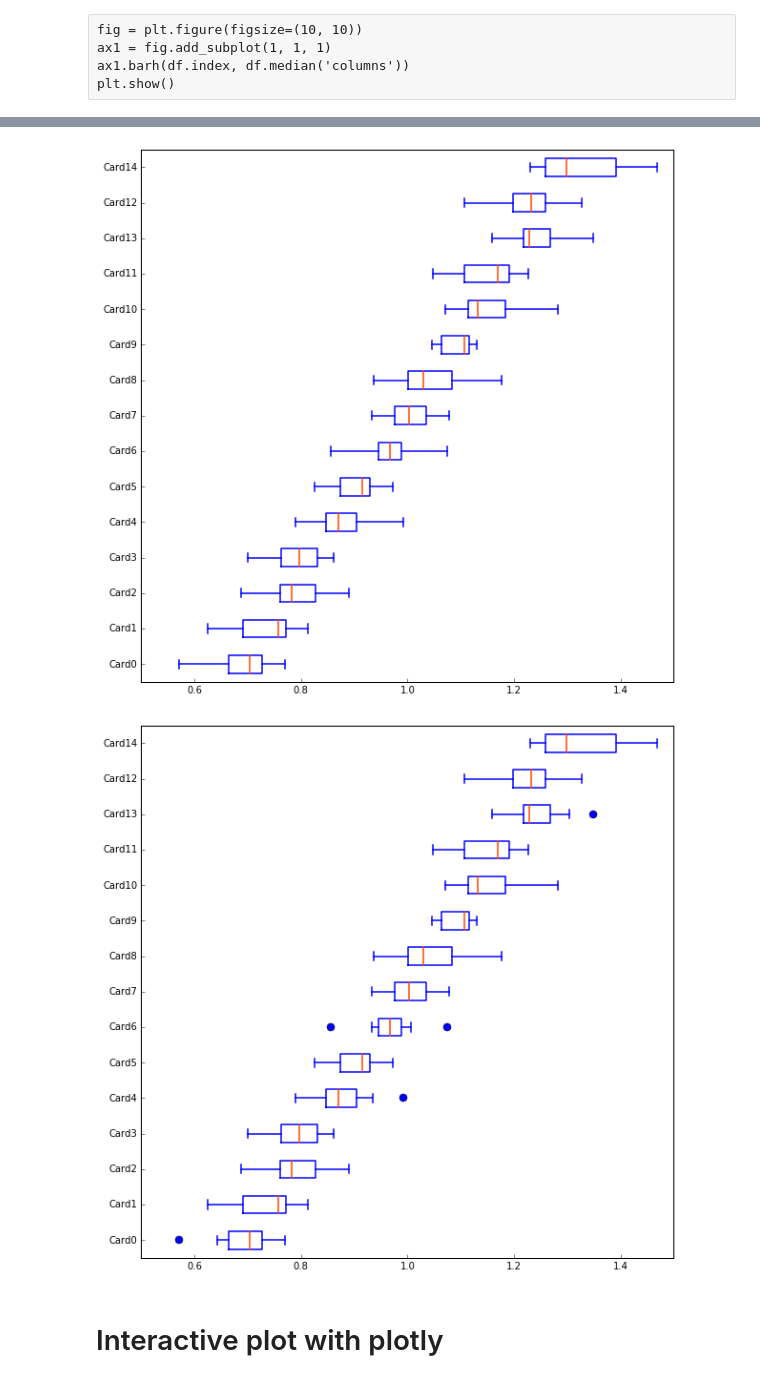
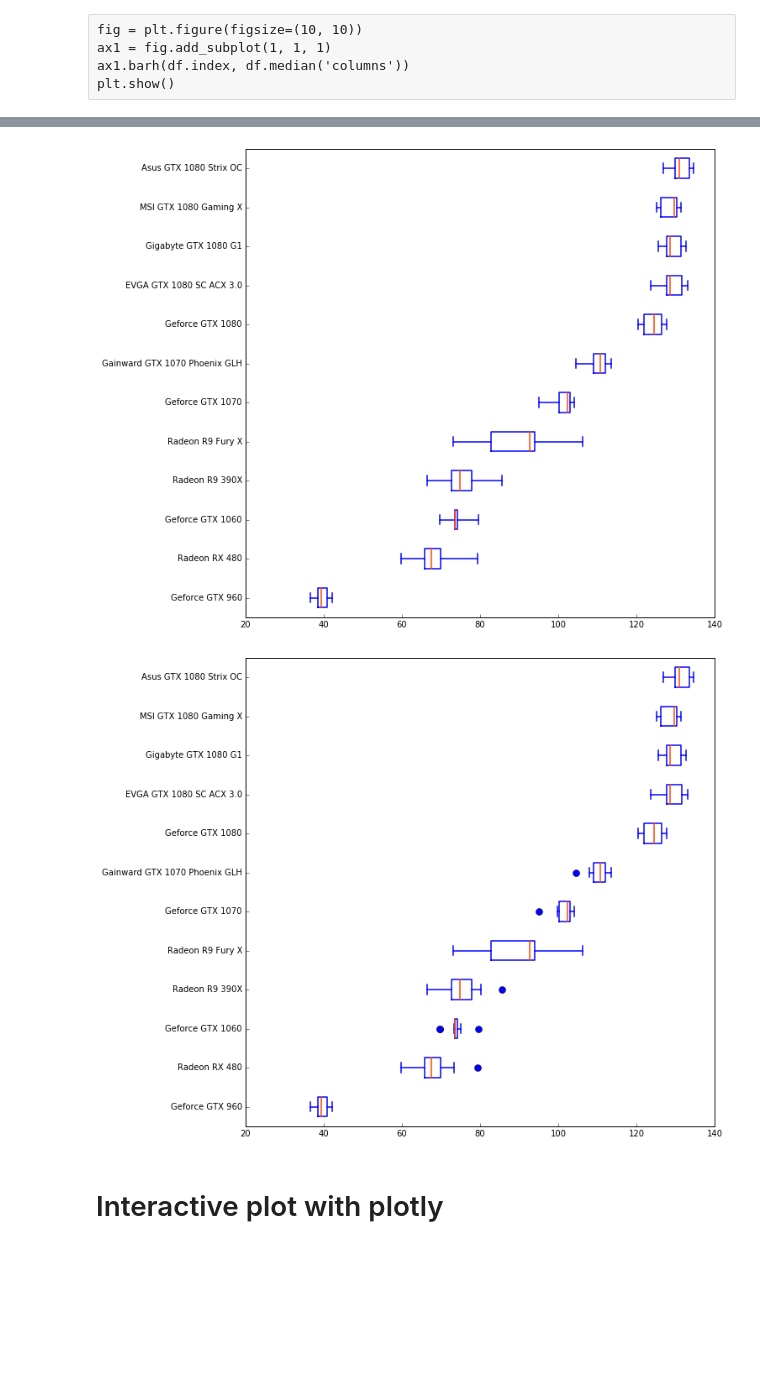
Before and after one commit to rsandstroem/IPythonNotebooks, a Jupyter notebook: PrestandaIndex/Sweclockers_PrestandaIndex.ipynb, the cells around one changed output, grey strips where cells are left out. Saved outputs shown, nothing was run; the diff lists cells and outputs as text; code cells hidden in the pictures; blank space fills up the shorter version.

```diff
--- a/PrestandaIndex/Sweclockers_PrestandaIndex.ipynb
+++ b/PrestandaIndex/Sweclockers_PrestandaIndex.ipynb
@@ -40,0 +43,4 @@ df
+# %%
+df = pd.read_excel("rawdata.xlsx")
+df.set_index("Kort", inplace=True)
+df
@@ -42,7 +63,7 @@ df
 # Normalize dataframe to mean per game
 # %%
 mean_per_game = df.mean('index')
-df = df.div(mean_per_game)
+df = 100*np.round(df.div(mean_per_game),3)
 
 # Sort cards by median
 df['median'] = df.median('columns') # temp
@@ -99,25 +118,25 @@ ax1.get_xaxis().tick_bottom()
 ax1.get_yaxis().tick_left()
 plt.show()
 # %% [output]
-[figure, old version]
+[figure, new version]
 # %%
 fig = plt.figure(figsize=(10, 10))
 ax1 = fig.add_subplot(1, 1, 1)
-mpld3.disable_notebook()
+#mpld3.disable_notebook()
 #fig, ax1 = plt.subplots()
 #fig.set_figheight(10)
 bp1 = ax1.boxplot(df.T.as_matrix(), notch=False, vert=False, whis=1.5)
 plt.setp(bp1['fliers'], color='OrangeRed', marker='o', markersize=8)
 plt.setp(bp1['whiskers'], linestyle='-', linewidth=1.5)
 plt.setp(bp1['caps'], color='Blue', linewidth=1.5)
 plt.setp(bp1['medians'], color='OrangeRed', linewidth=1.5)
 plt.setp(bp1['boxes'], linewidth=1.5)
 ax1.set_yticklabels(df.index)
 ax1.get_xaxis().tick_bottom()
 ax1.get_yaxis().tick_left()
 plt.show()
 # %% [output]
-[figure, old version]
+[figure, new version]
 # %% [markdown]
 # Interactive plot with plotly
 # %%
```
Also changed, not shown: parts of 7 cells of this notebook.
